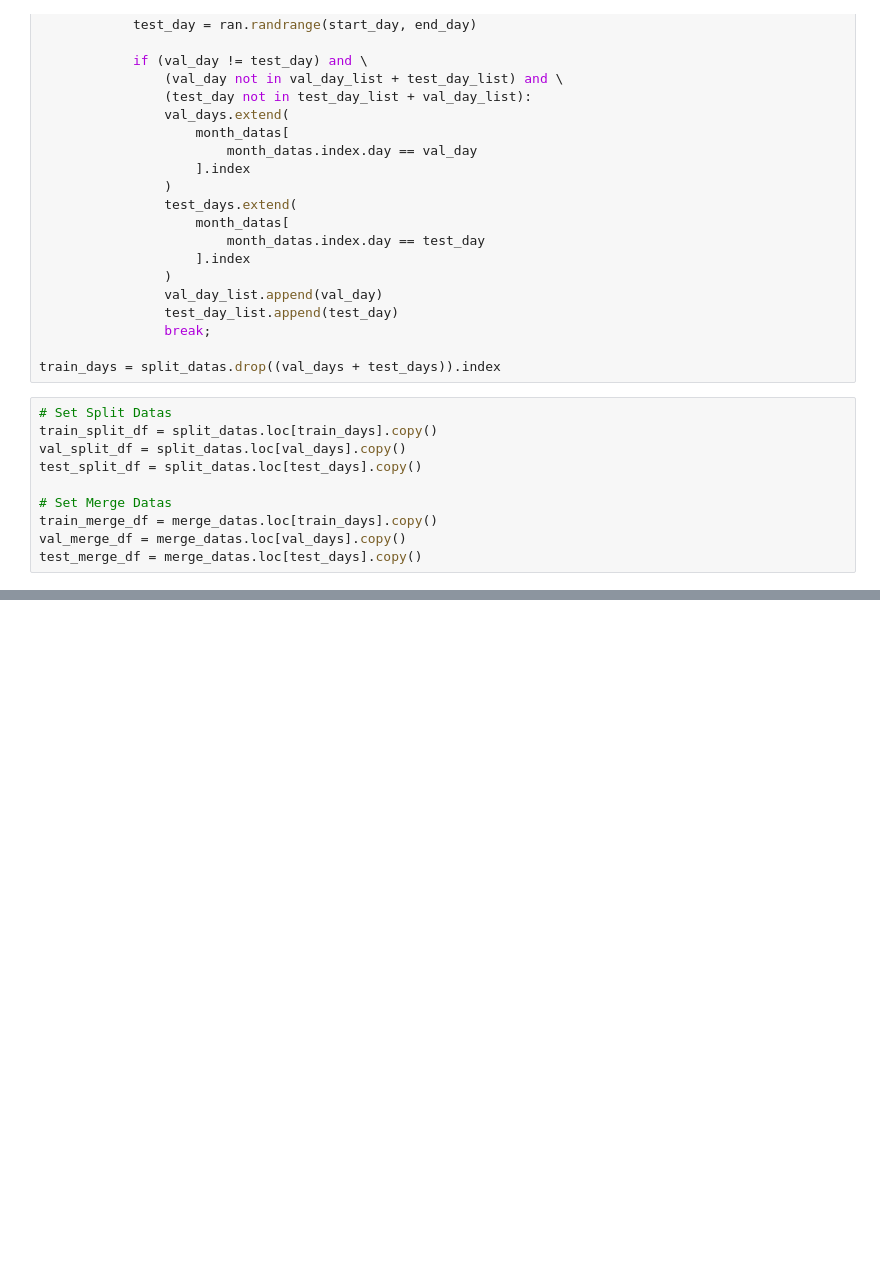
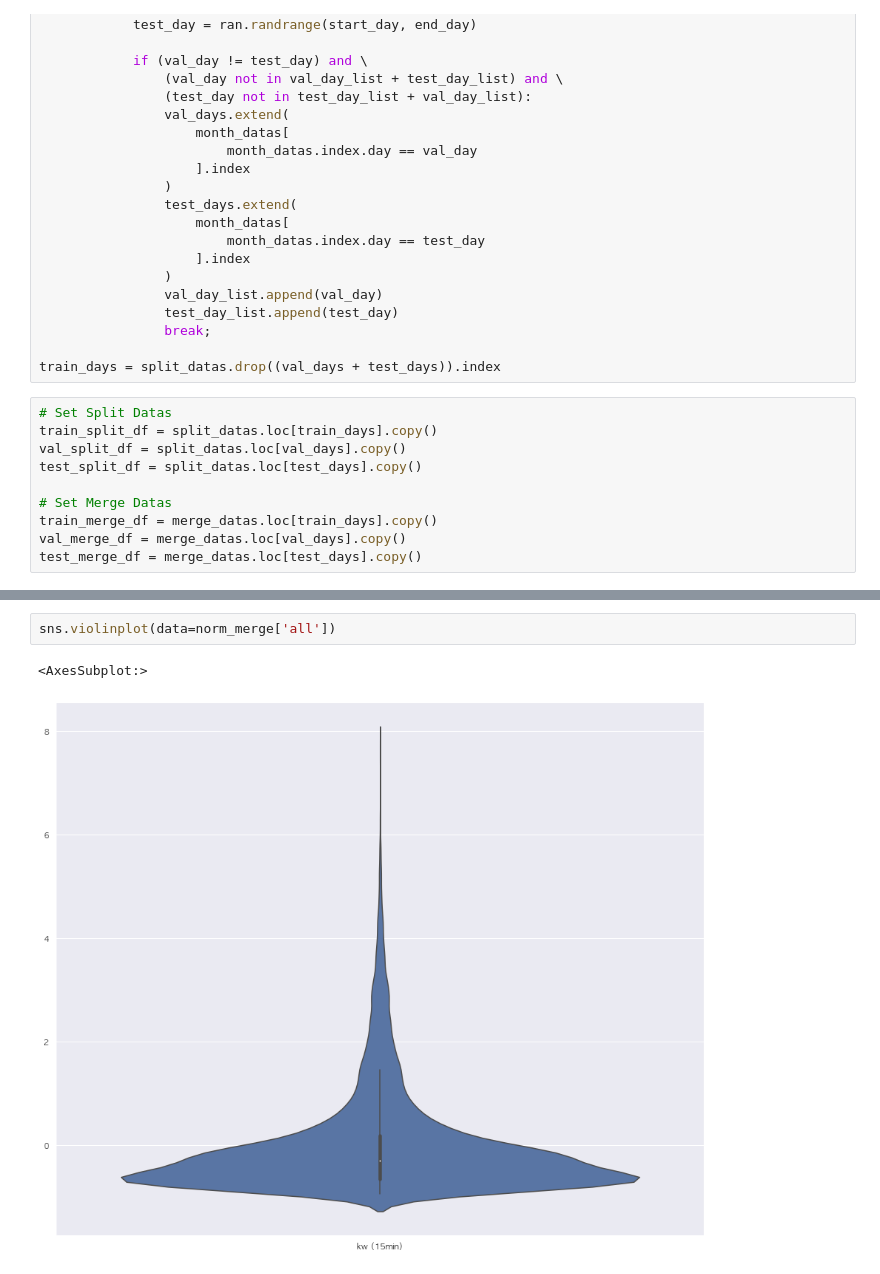
Before and after one commit to formegusto/study-timeseriesforecasting, a Jupyter notebook: Time Series Forecasting 정리 (TensorFlow Document).ipynb, the cells around one changed output, grey strips where cells are left out. Cells and saved outputs as stored; diff of their text form; blank space fills up the shorter version.

```diff
--- a/Time Series Forecasting 정리 (TensorFlow Document).ipynb
+++ b/Time Series Forecasting 정리 (TensorFlow Document).ipynb
@@ -334,0 +333,5 @@ sns.violinplot(data=norm_merge['a'])
+# %%
+sns.violinplot(data=norm_merge['all'])
+# %% [output]
+<AxesSubplot:>
+[figure, added]
```
Also changed, not shown: parts of 16 cells of this notebook.
